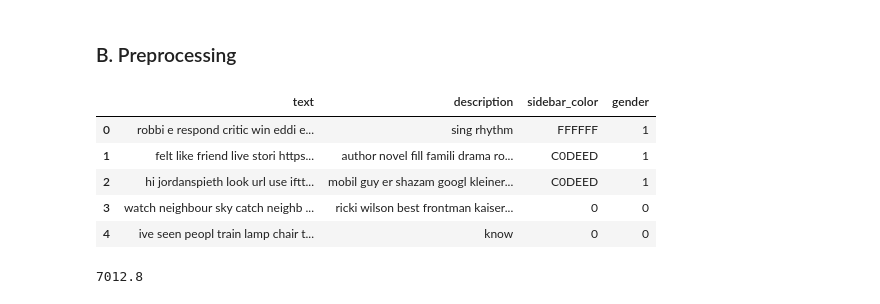
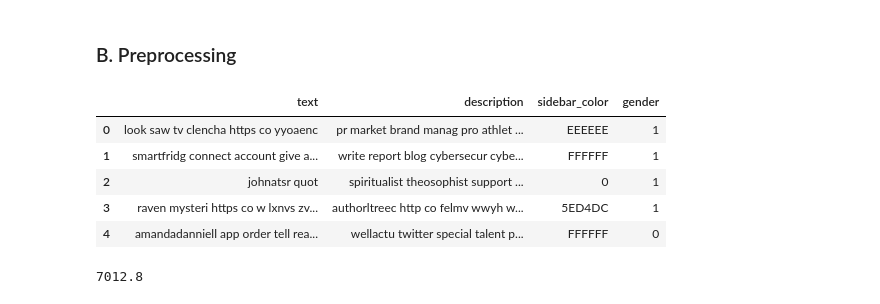
Before and after one commit to Liam-LT/NLP-TweetProfiler, a Jupyter notebook: Model1.ipynb, the cells around one changed output. Saved outputs shown, nothing was run; the diff lists cells and outputs as text; code cells hidden in the pictures.

```diff
--- a/Model1.ipynb
+++ b/Model1.ipynb
@@ -152,15 +153,17 @@ Image.open('screenshot2.png')
 # %% [markdown]
 ### B. Preprocessing
 # %%
-df.reset_index(drop=True, inplace=True)
+#shuffle df and split train_test for level0 modeling
+df = shuffle(df)
+df.reset_index(drop=True, inplace= True)
 df.head(5)
 # %% [output]
 |  | text | description | sidebar_color | gender |
-| 0 | robbi e respond critic win eddi e... | sing rhythm | FFFFFF | 1 |
-| 1 | felt like friend live stori https... | author novel fill famili drama ro... | C0DEED | 1 |
-| 2 | hi jordanspieth look url use iftt... | mobil guy er shazam googl kleiner... | C0DEED | 1 |
-| 3 | watch neighbour sky catch neighb ... | ricki wilson best frontman kaiser... | 0 | 0 |
-| 4 | ive seen peopl train lamp chair t... | know | 0 | 0 |
+| 0 | look saw tv clencha https co yyoaenc | pr market brand manag pro athlet ... | EEEEEE | 1 |
+| 1 | smartfridg connect account give a... | write report blog cybersecur cybe... | FFFFFF | 1 |
+| 2 | johnatsr quot | spiritualist theosophist support ... | 0 | 1 |
+| 3 | raven mysteri https co w lxnvs zv... | authorltreec http co felmv wwyh w... | 5ED4DC | 1 |
+| 4 | amandadanniell app order tell rea... | wellactu twitter special talent p... | FFFFFF | 0 |
 # %%
 len(df)*0.8
 # %% [output]
```
Also changed, not shown: parts of 46 cells of this notebook.
